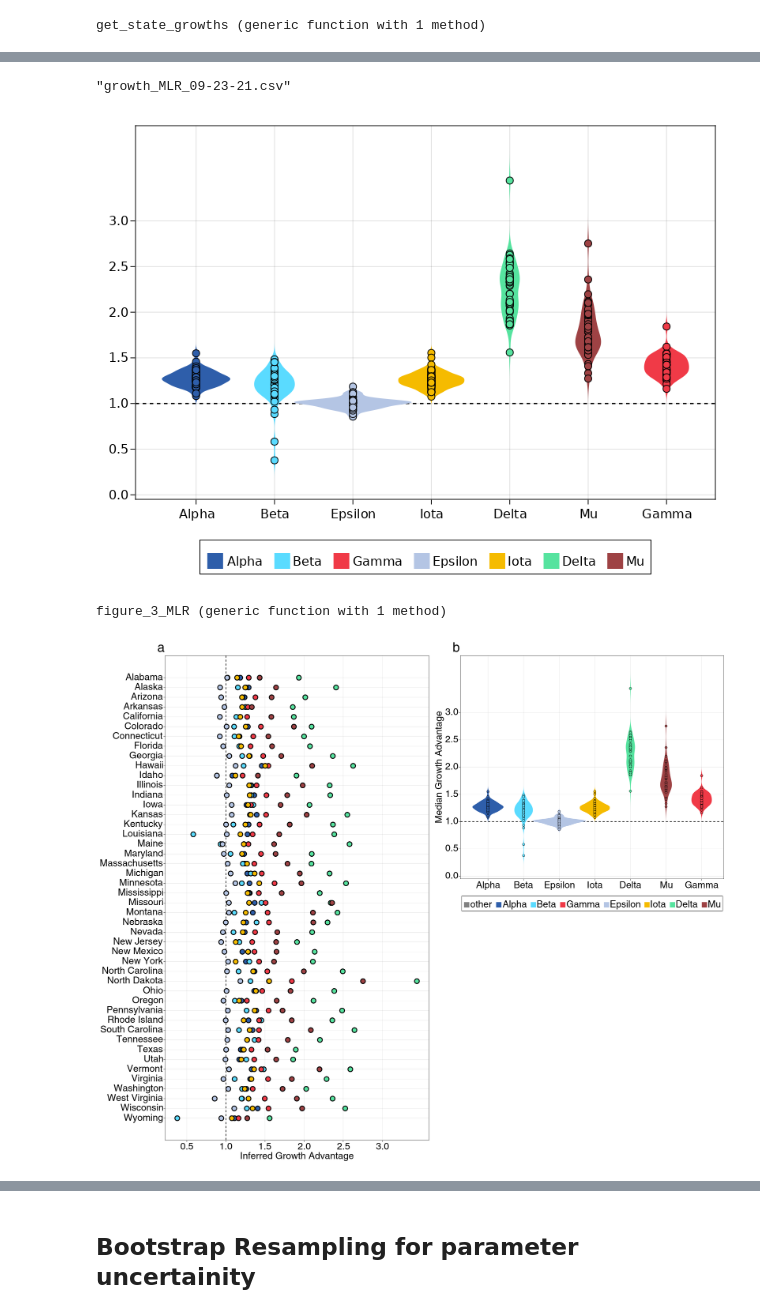
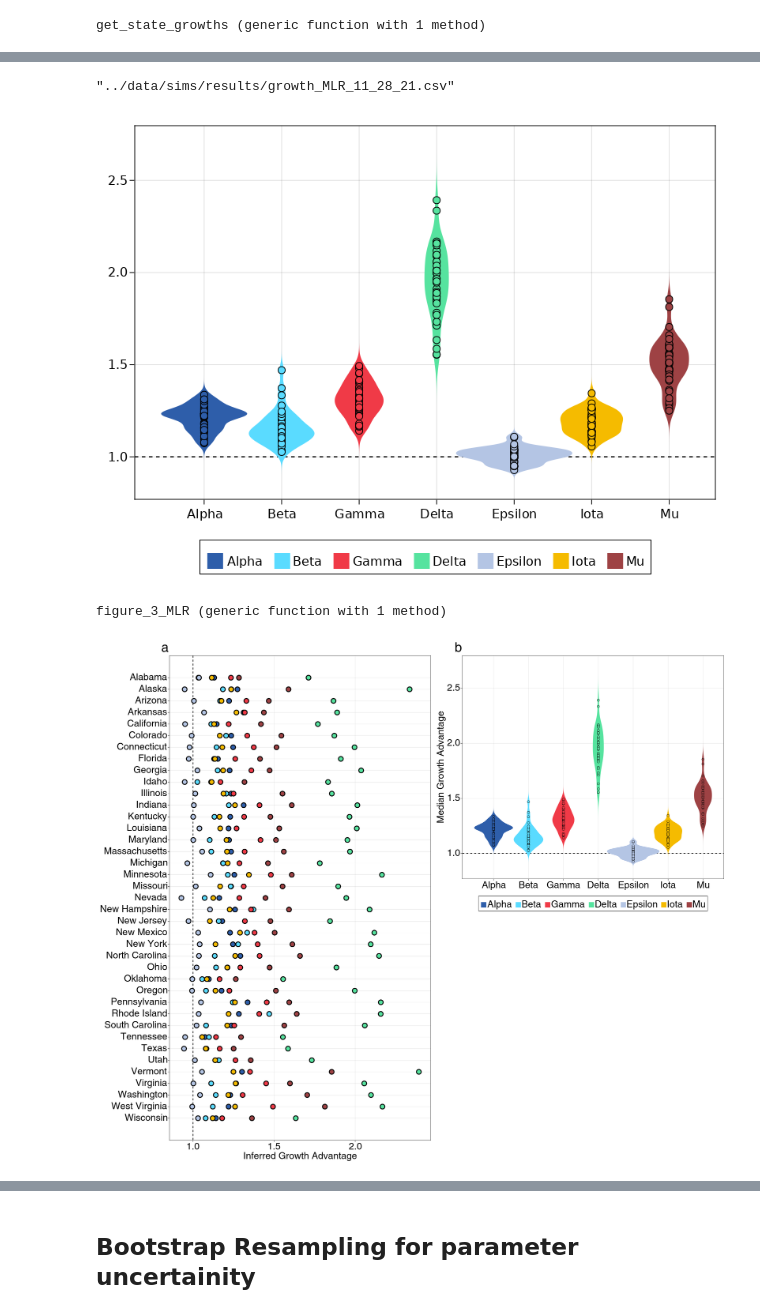
Before and after one commit to blab/rt-from-frequency-dynamics, a Jupyter notebook: notebooks/MLR_supplement.ipynb, the cells around one changed output, grey strips where cells are left out. Drawn from its saved outputs; the diff is of its cells as text; code cells hidden in the pictures.

```diff
--- a/notebooks/MLR_supplement.ipynb
+++ b/notebooks/MLR_supplement.ipynb
@@ -148,6 +148,4 @@ $$
 # %%
 using DataFrames, CSV, Dates
-
-df = CSV.read("../data/raw/cases-lineage-sequence-counts-2021-09-23.tsv", DataFrame)
-first(df, 10)
+seq_df = CSV.read("../data/location-variant-sequence-counts.tsv", DataFrame)
 # %% [output]
@@ -236,28 +227,4 @@ first(SoI_obs, 10)
 # %%
-lineage_colors = ["#2e5eaa", "#5adbff", "#b4c5e4","#f5bb00","#56e39f",
-    "#9e4244",
-    "#f03a47", "#808080"]
-
-lineage_map = Dict()
-for (i, lineage) in enumerate(sort(misc.seq_cols))
-    lineage_map[lineage] = i
-end
-
-lineage_vec = [lineage_colors[lineage_map[i]] for i in SoI_obs.lineage]
-
-# seq_names to WHO
-lineage_to_WHO = Dict()
-lineage_to_WHO["B.1.1.7"] = "Alpha"
-lineage_to_WHO["B.1.351"] = "Beta"
-lineage_to_WHO["P.1"] = "Gamma"
-lineage_to_WHO["B.1.617.2"] = "Delta"
-lineage_to_WHO["B.1.525"] = "Eta"
-lineage_to_WHO["B.1.526"] = "Iota"
-lineage_to_WHO["B.1.617.1"] = "Kappa"
-lineage_to_WHO["C.37"] = "Lambda"
-lineage_to_WHO["other"] = "other"
-lineage_to_WHO["B.1.427"] = "Epsilon"
-lineage_to_WHO["B.1.621"] = "Mu"
-
-
-WHO_seq_names = [lineage_to_WHO[lineage] for lineage in misc.seq_cols]
+colors_variant = ["#2e5eaa", "#5adbff", "#f03a47", "#56e39f","#b4c5e4",  "#f5bb00", "#9e4244", "#808080"]
+lineage_map = get_sequence_map(LD.seq_names)
+lineage_vec = [lineage_colors[lineage_map[i]] for i in LD_plot_df.lineage];
@@ -546,31 +451,31 @@ df_out = vcat(df_list...)
 | ⋮ | ⋮ | ⋮ | ⋮ |
 # %%
-CSV.write( "../data/sims/results/09_23_21/growth_MLR_09-23-21.csv", df_out)
+CSV.write( "../data/sims/results/growth_MLR_11_28_21.csv", df_out)
 # %% [output]
-"growth_MLR_09-23-21.csv"
+"../data/sims/results/growth_MLR_11_28_21.csv"
 # %%
 plot_df = filter(row -> row.lineage != "other", df_out)
+lineage_map = get_sequence_map(LD.seq_names)
 plot_df.lineage_num = [lineage_map[i] for i in plot_df.lineage]
 violin_cols  = [lineage_colors[lineage_map[i]] for i in plot_df.lineage];
 # %%
 fig = Figure()
 ax1 = fig[1,1] = Axis(fig)
 hlines!(ax1, 1, linestyle = :dash, color = :black)
 violin!(ax1, plot_df.lineage_num, plot_df.growth_advantage,
     color = violin_cols,
     width = 1.5)
 scatter!(ax1, plot_df.lineage_num, plot_df.growth_advantage,
     color = violin_cols,
     strokewidth = 1.)
 
 ax1.xticks = 1:7
 ax1.yticks = 0.0:0.5:3.0
-label_names = [ lineage_to_WHO[seq]  for seq in sort(misc.seq_cols)]
-ax1.xtickformat = xs -> label_names[convert.(Int, xs)]
-elements = [PolyElement(polycolor = lineage_colors[lineage_map[l]]) for l in misc.seq_cols]
-fig[2,1] = Legend(fig, elements[2:end], WHO_seq_names[2:end], "", orientation = :horizontal, tellwidth = false, tellheight = true)
+ax1.xtickformat = xs -> LD.seq_names[convert.(Int, xs)]
+elements = [PolyElement(polycolor = colors_variant[lineage_map[l]]) for l in LD.seq_names]
+fig[2,1] = Legend(fig, elements[1:end-1], LD.seq_names[1:end-1], "", orientation = :horizontal, tellwidth = false, tellheight = true)
 fig
 # %% [output]
-[figure, old version]
+[figure, new version]
 # %%
 # Need a rep of figure 3
@@ -639,8 +545,7 @@ end
 # %% [output]
 figure_3_MLR (generic function with 1 method)
 # %%
-fig_MLR_supp = figure_3_MLR(plot_df)
-save("../manuscript/figs/fig_MLR_growth_advantages_supp.png", fig_MLR_supp)
+fig_MLR_supp = figure_3_MLR(LD, plot_df, colors_variant)
 fig_MLR_supp
 # %% [output]
-[figure, old version]
+[figure, new version]
```
Also changed, not shown: parts of 25 cells of this notebook, 3 other files.
